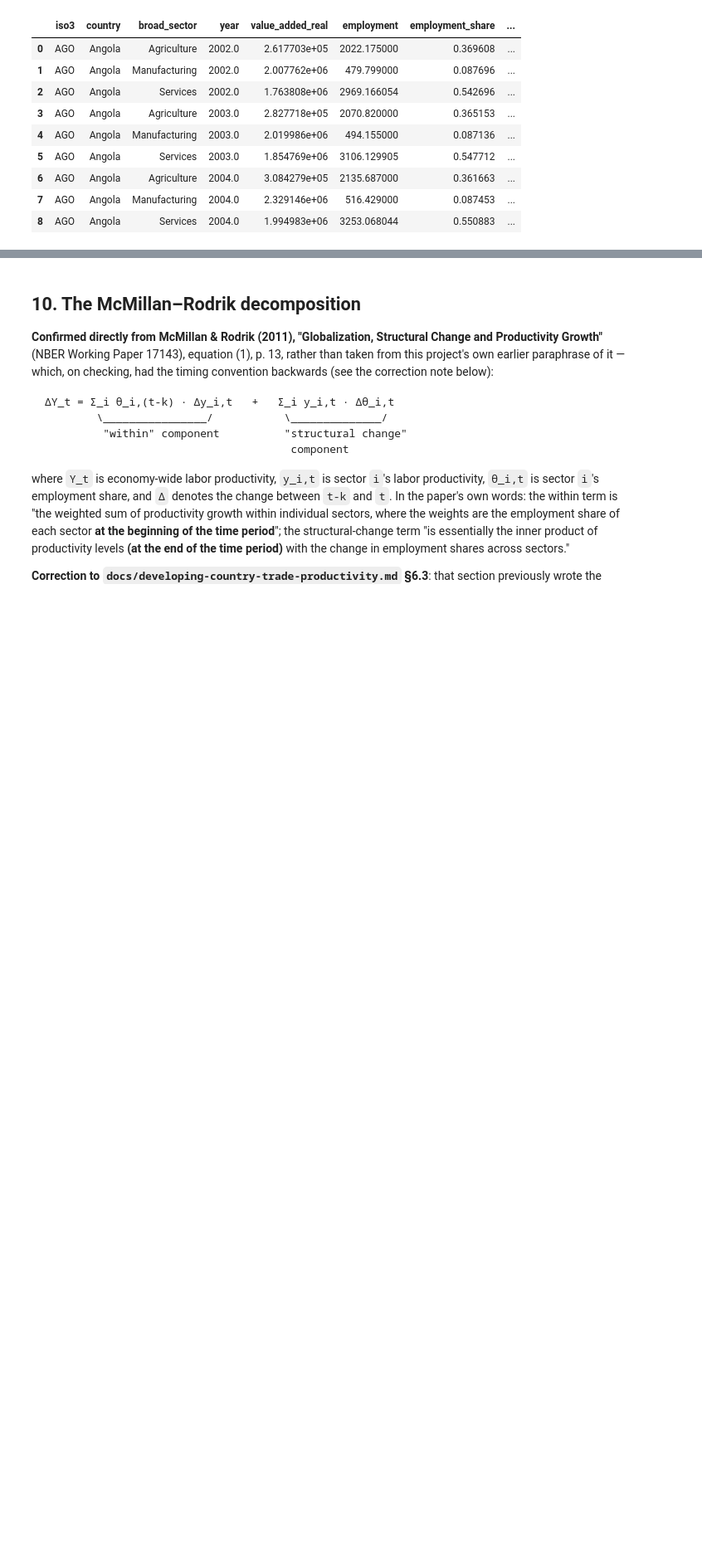
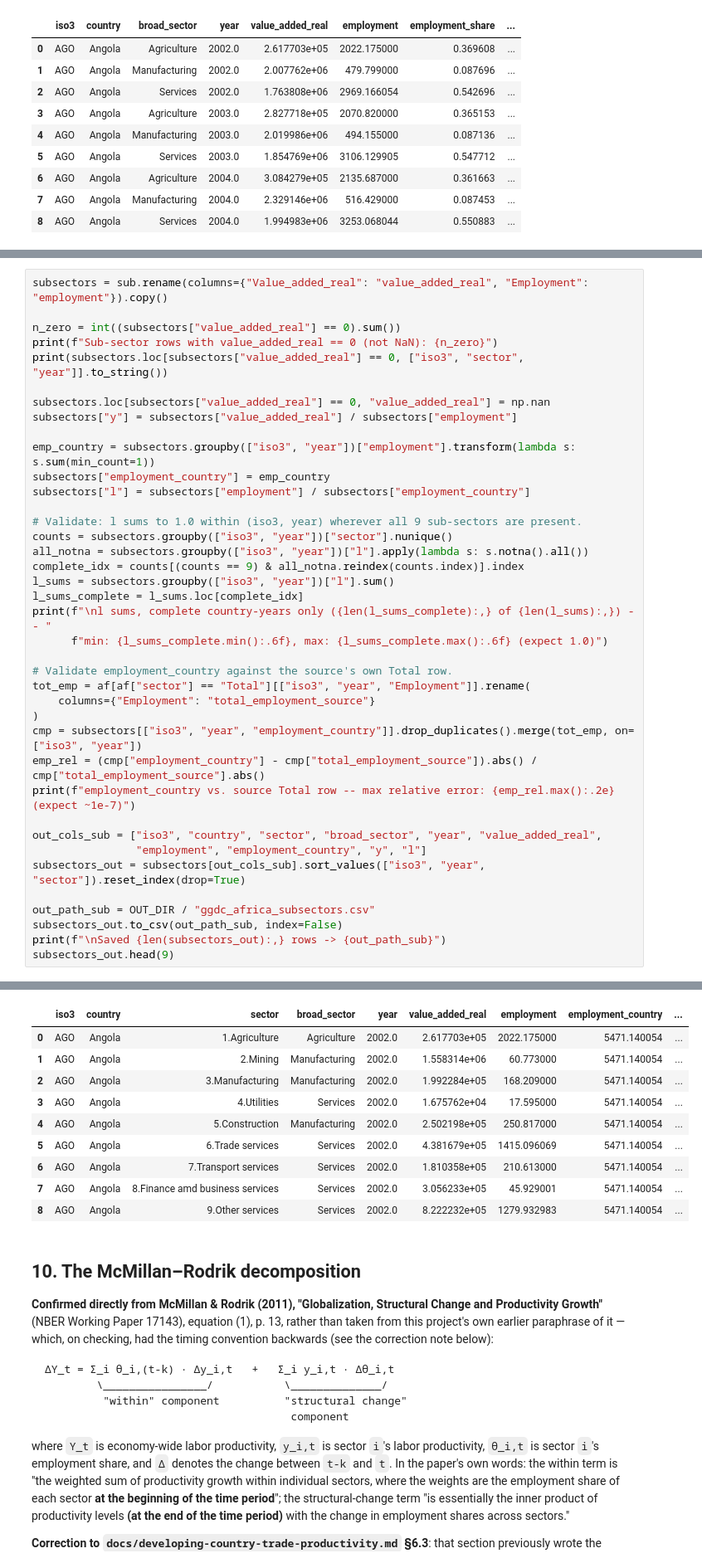
Before and after one commit to Wedaga/Trade-agreements-and-productivity, a Jupyter notebook: notebooks/03_clean_ggdc_productivity.ipynb, the cells around one changed output, grey strips where cells are left out. Shown at 83% size. Drawn from its saved outputs; the diff is of its cells as text; blank space fills up the shorter version.

```diff
--- a/notebooks/03_clean_ggdc_productivity.ipynb
+++ b/notebooks/03_clean_ggdc_productivity.ipynb
@@ -343,0 +361,40 @@ Saved 3,327 rows -> ..\data\processed\ggdc_africa_broad_sectors.csv
+# %%
+subsectors = sub.rename(columns={"Value_added_real": "value_added_real", "Employment": "employment"}).copy()
+
+n_zero = int((subsectors["value_added_real"] == 0).sum())
+print(f"Sub-sector rows with value_added_real == 0 (not NaN): {n_zero}")
+print(subsectors.loc[subsectors["value_added_real"] == 0, ["iso3", "sector", "year"]].to_string())
+
+subsectors.loc[subsectors["value_added_real"] == 0, "value_added_real"] = np.nan
+subsectors["y"] = subsectors["value_added_real"] / subsectors["employment"]
+
+emp_country = subsectors.groupby(["iso3", "year"])["employment"].transform(lambda s: s.sum(min_count=1))
+subsectors["employment_country"] = emp_country
+subsectors["l"] = subsectors["employment"] / subsectors["employment_country"]
+
+# Validate: l sums to 1.0 within (iso3, year) wherever all 9 sub-sectors are present.
+counts = subsectors.groupby(["iso3", "year"])["sector"].nunique()
+all_notna = subsectors.groupby(["iso3", "year"])["l"].apply(lambda s: s.notna().all())
+complete_idx = counts[(counts == 9) & all_notna.reindex(counts.index)].index
+l_sums = subsectors.groupby(["iso3", "year"])["l"].sum()
+l_sums_complete = l_sums.loc[complete_idx]
+print(f"\nl sums, complete country-years only ({len(l_sums_complete):,} of {len(l_sums):,}) -- "
+      f"min: {l_sums_complete.min():.6f}, max: {l_sums_complete.max():.6f} (expect 1.0)")
+
+# Validate employment_country against the source's own Total row.
+tot_emp = af[af["sector"] == "Total"][["iso3", "year", "Employment"]].rename(
+    columns={"Employment": "total_employment_source"}
+)
+cmp = subsectors[["iso3", "year", "employment_country"]].drop_duplicates().merge(tot_emp, on=["iso3", "year"])
+emp_rel = (cmp["employment_country"] - cmp["total_employment_source"]).abs() / cmp["total_employment_source"].abs()
+print(f"employment_country vs. source Total row -- max relative error: {emp_rel.max():.2e} (expect ~1e-7)")
+
+out_cols_sub = ["iso3", "country", "sector", "broad_sector", "year", "value_added_real",
+                "employment", "employment_country", "y", "l"]
+subsectors_out = subsectors[out_cols_sub].sort_values(["iso3", "year", "sector"]).reset_index(drop=True)
+
+out_path_sub = OUT_DIR / "ggdc_africa_subsectors.csv"
+subsectors_out.to_csv(out_path_sub, index=False)
+print(f"\nSaved {len(subsectors_out):,} rows -> {out_path_sub}")
+subsectors_out.head(9)
+# %% [output]
@@ -344,3 +417,13 @@ Saved 3,327 rows -> ..\data\processed\ggdc_africa_broad_sectors.csv
+|  | iso3 | country | sector | broad_sector | year | value_added_real | employment | employment_country | ... |
+| 0 | AGO | Angola | 1.Agriculture | Agriculture | 2002.0 | 2.617703e+05 | 2022.175000 | 5471.140054 | ... |
+| 1 | AGO | Angola | 2.Mining | Manufacturing | 2002.0 | 1.558314e+06 | 60.773000 | 5471.140054 | ... |
+| 2 | AGO | Angola | 3.Manufacturing | Manufacturing | 2002.0 | 1.992284e+05 | 168.209000 | 5471.140054 | ... |
+| 3 | AGO | Angola | 4.Utilities | Services | 2002.0 | 1.675762e+04 | 17.595000 | 5471.140054 | ... |
+| 4 | AGO | Angola | 5.Construction | Manufacturing | 2002.0 | 2.502198e+05 | 250.817000 | 5471.140054 | ... |
+| 5 | AGO | Angola | 6.Trade services | Services | 2002.0 | 4.381679e+05 | 1415.096069 | 5471.140054 | ... |
+| 6 | AGO | Angola | 7.Transport services | Services | 2002.0 | 1.810358e+05 | 210.613000 | 5471.140054 | ... |
+| 7 | AGO | Angola | 8.Finance amd business services | Services | 2002.0 | 3.056233e+05 | 45.929001 | 5471.140054 | ... |
+| 8 | AGO | Angola | 9.Other services | Services | 2002.0 | 8.222232e+05 | 1279.932983 | 5471.140054 | ... |
 # %% [markdown]
 ## 10. The McMillan–Rodrik decomposition
 
```
Also changed, not shown: parts of 12 cells of this notebook, 15 other files.
